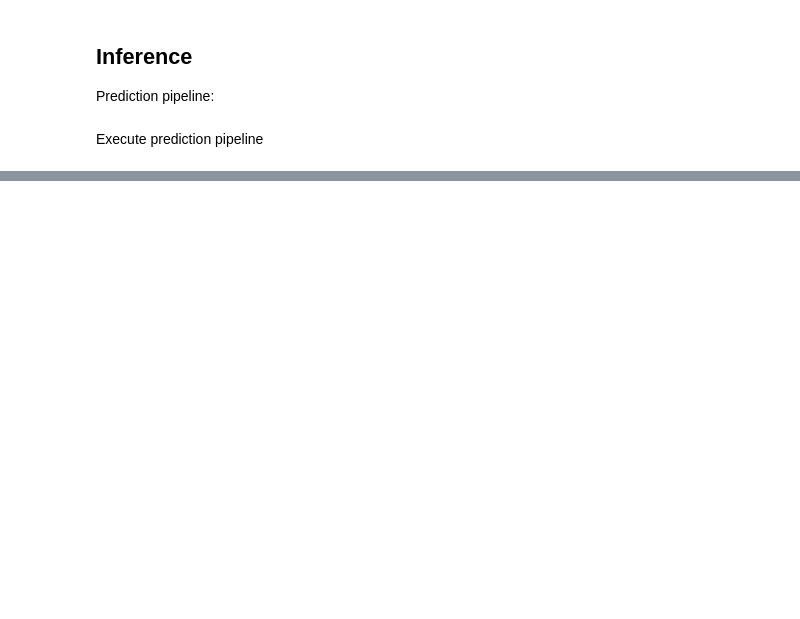
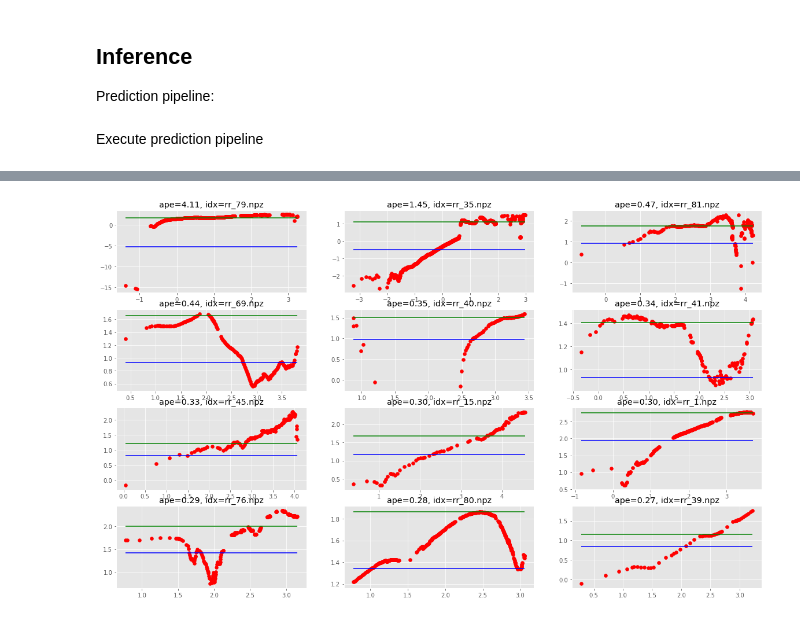
Before and after one commit to analysiscenter/radial, a Jupyter notebook: standards/model_description.ipynb, the cells around one changed output, grey strips where cells are left out. Cells and saved outputs as stored; diff of their text form; code cells hidden in the pictures; blank space fills up the shorter version.

```diff
--- a/standards/model_description.ipynb
+++ b/standards/model_description.ipynb
@@ -401,0 +318,17 @@ For robust classification improvement (relative to the shift of an image from th
+# %%
+def draw_results(btch, ix, s=1):
+    _, ax = plt.subplots(4, 3, figsize=(20, 12))
+    ax = ax.reshape(-1)
+    for i in range(s, s+12):
+        ax[i-s].scatter(btch.log_time[ix][-i], btch.log_derivative[ix][-i], c='r')
+        ax[i-s].hlines(btch.log_target[ix][-i], np.min(btch.log_time[ix][-i]), np.max(btch.log_time[ix][-i]), colors='g',
+                   linestyle='-')
+        ax[i-s].hlines(btch.denorm_predictions[ix][-i], np.min(btch.log_time[ix][-i]),
+                   np.max(btch.log_time[ix][-i]), colors='b', linestyle='-')
+
+        ax[i-s].set_title('ape={0:.2f}, idx={1}'.format(metrics[ix][-i], btch.indices[ix][-i]))
+# %%
+ix = np.argsort(metrics)
+draw_results(test_batch, ix)
+# %% [output]
+[figure, added]
```
Also changed, not shown: parts of 62 cells of this notebook, 1 other file.
